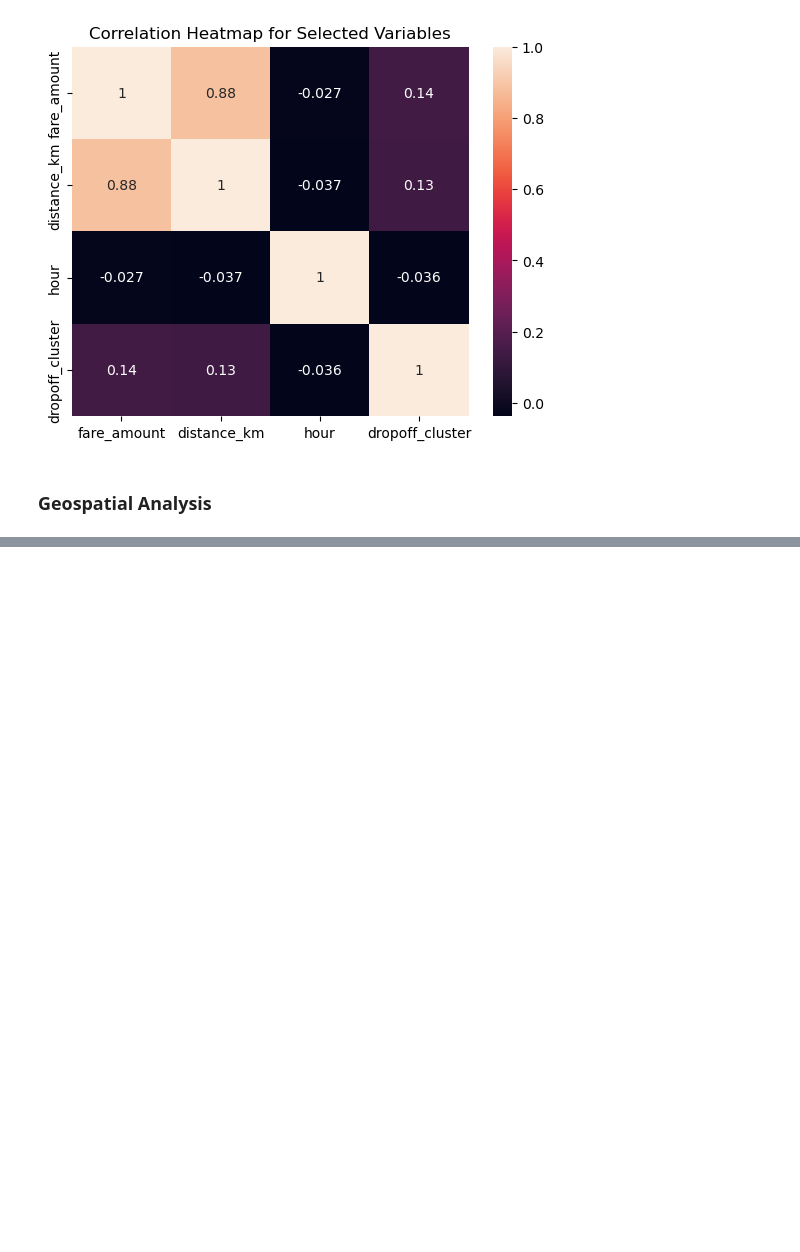
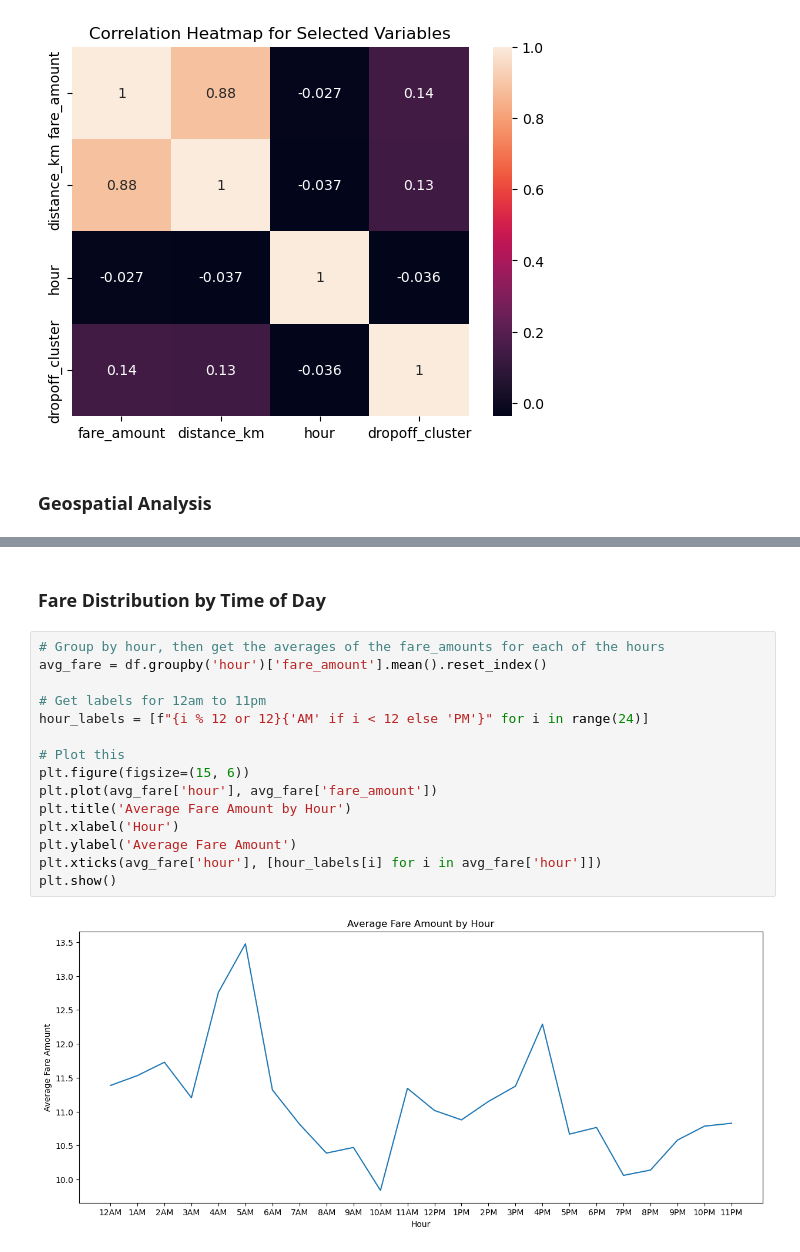
Before and after one commit to Mannvika/FinalProject, a Jupyter notebook: FinalProject.ipynb, the cells around one changed output, grey strips where cells are left out. Cells and saved outputs as stored; diff of their text form; blank space fills up the shorter version.

```diff
--- a/FinalProject.ipynb
+++ b/FinalProject.ipynb
@@ -191,0 +218,19 @@ plt.show()
+# %% [markdown]
+### Fare Distribution by Time of Day
+# %%
+# Group by hour, then get the averages of the fare_amounts for each of the hours
+avg_fare = df.groupby('hour')['fare_amount'].mean().reset_index()
+
+# Get labels for 12am to 11pm
+hour_labels = [f"{i % 12 or 12}{'AM' if i < 12 else 'PM'}" for i in range(24)]
+
+# Plot this
+plt.figure(figsize=(15, 6))
+plt.plot(avg_fare['hour'], avg_fare['fare_amount'])
+plt.title('Average Fare Amount by Hour')
+plt.xlabel('Hour')
+plt.ylabel('Average Fare Amount')
+plt.xticks(avg_fare['hour'], [hour_labels[i] for i in avg_fare['hour']])
+plt.show()
+# %% [output]
+[figure, added]
```
Also changed, not shown: parts of 11 cells of this notebook.
